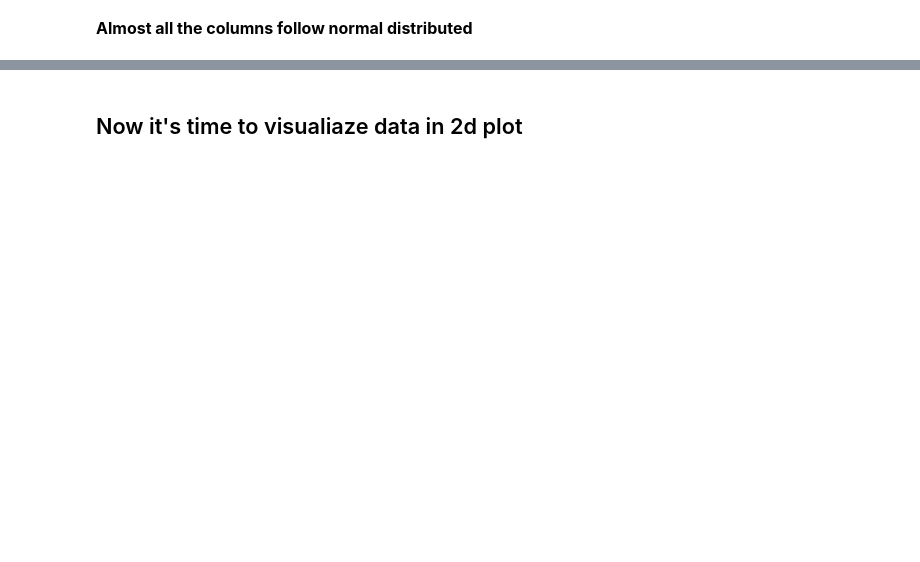
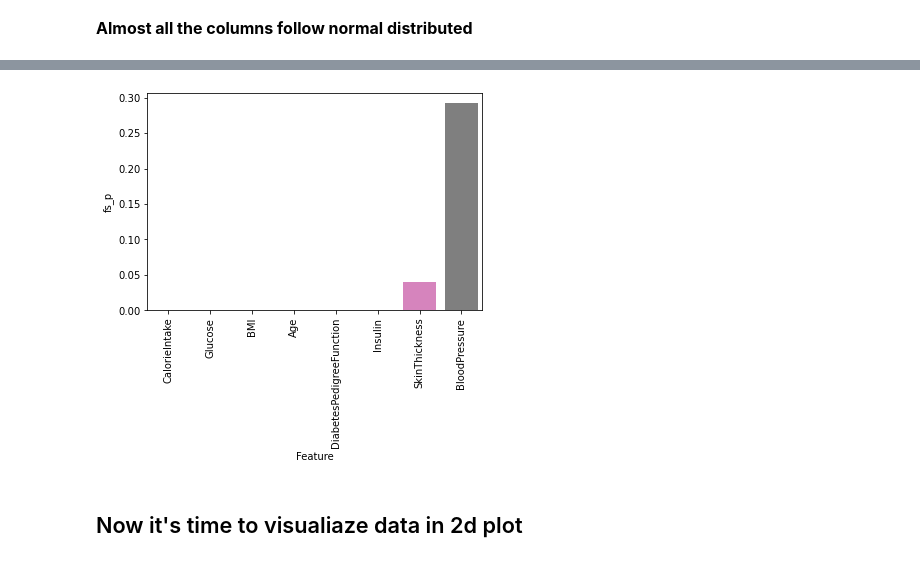
Before and after one commit to nikshingadiya/jupyter, a Jupyter notebook: Machine Learning/Revise_ML/part1.ipynb, the cells around one changed output, grey strips where cells are left out. Cells and saved outputs as stored; diff of their text form; code cells hidden in the pictures; blank space fills up the shorter version.

```diff
--- a/Machine Learning/Revise_ML/part1.ipynb
+++ b/Machine Learning/Revise_ML/part1.ipynb
@@ -208,2 +262,9 @@ for c,i,j in zip(continue_diabetes_feature_df.columns,continue_diabetes_feature_
 # %% [markdown]
 ### Anova test
+# %%
+from sklearn.model_selection import train_test_split
+from sklearn.preprocessing import StandardScaler
+sc=StandardScaler()
+X_scal=sc.fit_transform(X_1[continues_feature].iloc[:,:-1])
+y_scal=X_1[continues_feature].iloc[:,-1]
+X_train,X_test,y_train,y_test=train_test_split(X_scal,y_scal)
@@ -225 +342,13 @@ for i in continue_diabetes_feature_df.columns:
 <b style="font-size:16px"> Almost all the columns follow normal distributed </b>
+# %%
+from sklearn.feature_selection import SelectKBest, chi2,f_classif,f_oneway
+def select_features(X_train, y_train, X_test):
+    fs = SelectKBest(score_func=f_classif, k='all')
+    fs.fit(X_train, y_train)
+
+    X_train_fs = fs.transform(X_train)
+    X_test_fs = fs.transform(X_test)
+    return X_train_fs, X_test_fs, fs
+# %%
+X_train_fs, X_test_fs, fs = select_features(X_train, y_train, X_test)
+fs.scores_,
@@ -225,0 +362,4 @@ for i in continue_diabetes_feature_df.columns:
+# %%
+fs_feature=pd.DataFrame({'Feature':continues_feature[:-1],"fs":fs.scores_,"fs_p":fs.pvalues_})
+fs_feature=fs_feature.sort_values(by="fs_p",ascending=True)
+fs_feature
@@ -226,3 +376,9 @@ for i in continue_diabetes_feature_df.columns:
+# %%
+sns.barplot(fs_feature['Feature'], fs_feature['fs_p'])
+plt.xticks(rotation=90);
+plt.show()
+# %% [output]
+[figure, added]
 # %% [markdown]
 ## Now it's time to visualiaze data in 2d plot
 # %%
```
Also changed, not shown: parts of 24 cells of this notebook, 1 other file.
